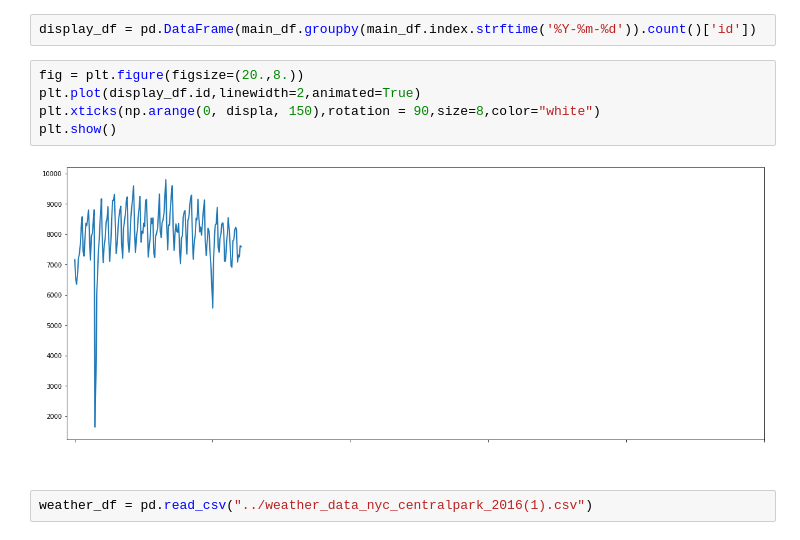
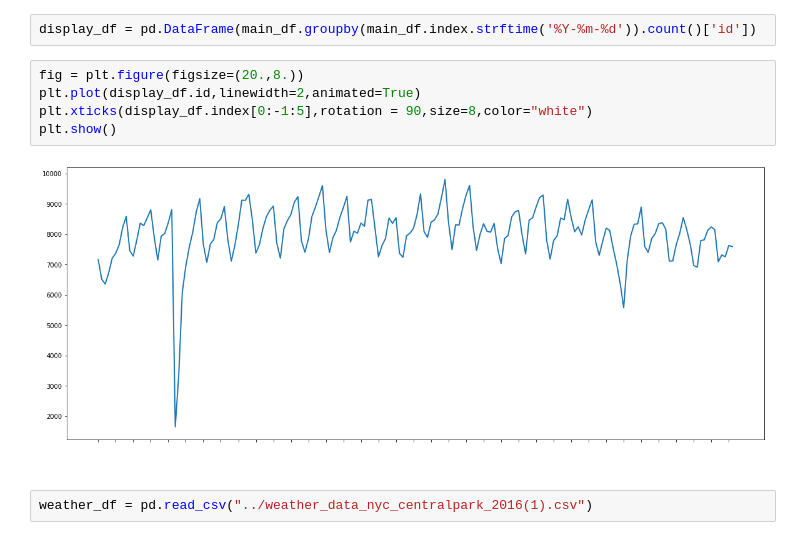
Before and after one commit to Bourbaki00/TaxiDemand, a Jupyter notebook: Presentation.ipynb, the cells around one changed output. Cells and saved outputs as stored; diff of their text form.

```diff
--- a/Presentation.ipynb
+++ b/Presentation.ipynb
@@ -50,10 +50,10 @@ display_df = pd.DataFrame(main_df.groupby(main_df.index.strftime('%Y-%m-%d')).co
 # %%
 fig = plt.figure(figsize=(20.,8.))
 plt.plot(display_df.id,linewidth=2,animated=True)
-plt.xticks(np.arange(0, displa, 150),rotation = 90,size=8,color="white")
+plt.xticks(display_df.index[0:-1:5],rotation = 90,size=8,color="white")
 plt.show()
 # %% [output]
-[figure, old version]
+[figure, new version]
 # %%
 weather_df = pd.read_csv("../weather_data_nyc_centralpark_2016(1).csv")
 # %%
```
